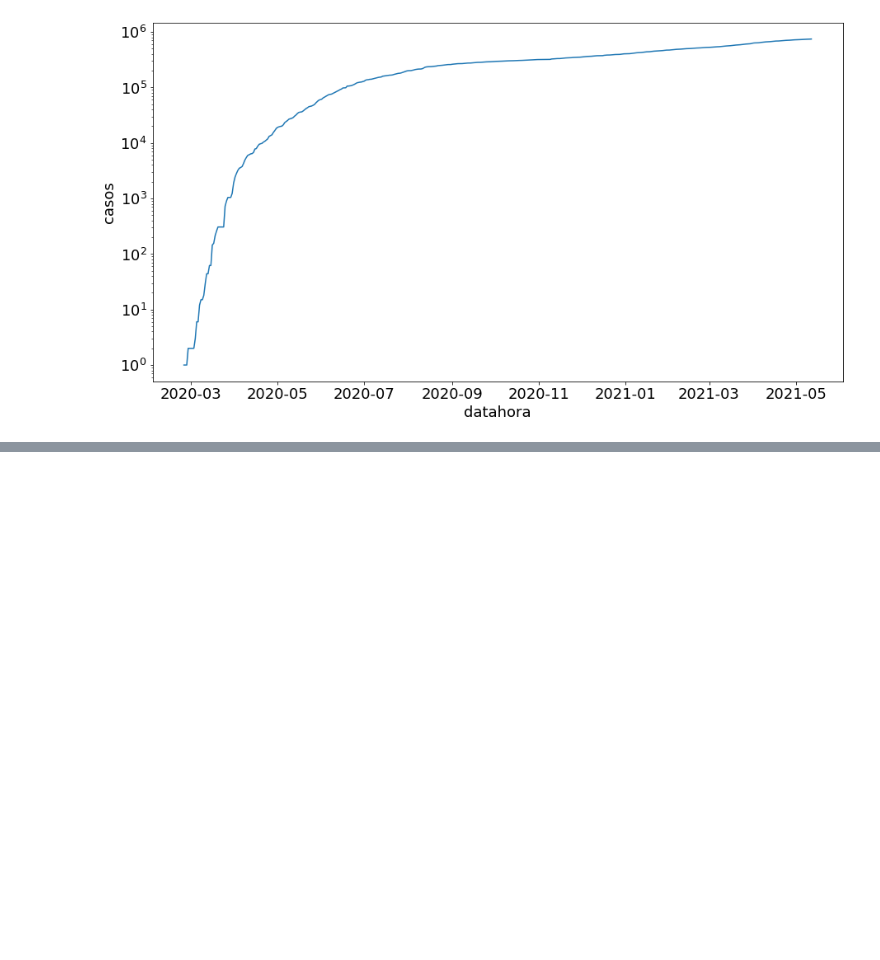
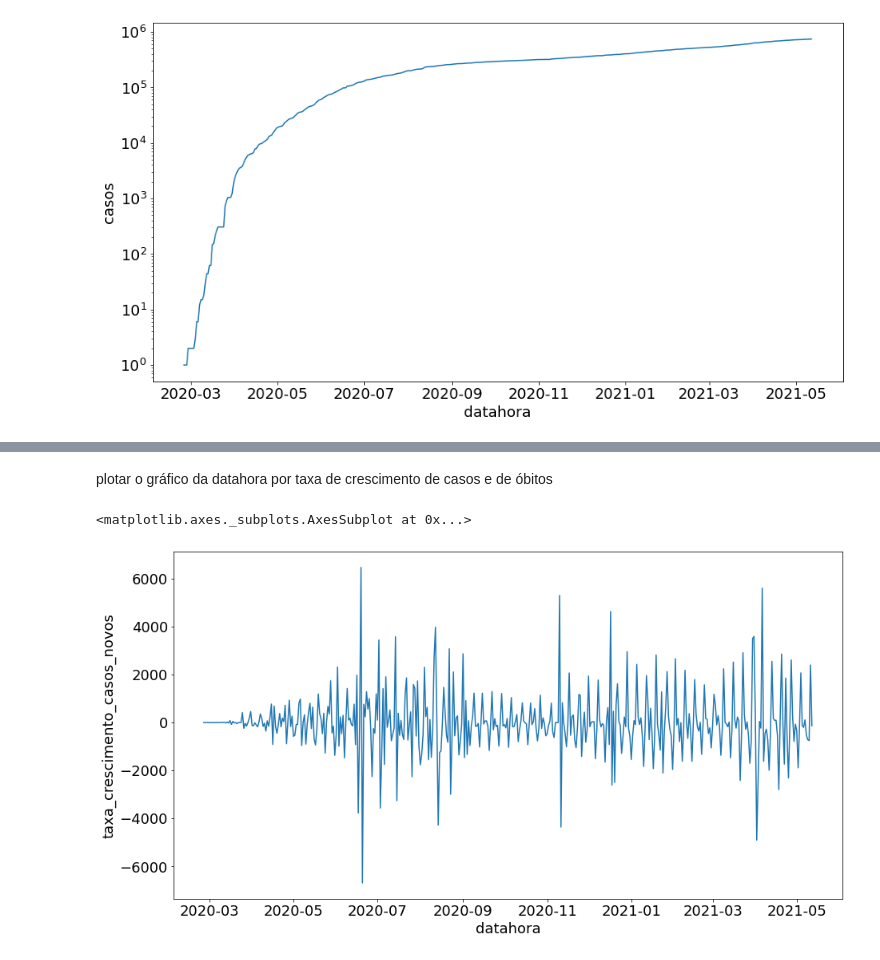
Before and after one commit to johnatanDM/bootcamp-datascience-alura, a Jupyter notebook: Módulo 3 - ANÁLISE DE SÉRIES TEMPORAIS/Bootcamp_Data_Science_Módulo_3.ipynb, the cells around one changed output, grey strips where cells are left out. Saved outputs shown, nothing was run; the diff lists cells and outputs as text; code cells hidden in the pictures; blank space fills up the shorter version.

```diff
--- a/Módulo 3 - ANÁLISE DE SÉRIES TEMPORAIS/Bootcamp_Data_Science_Módulo_3.ipynb
+++ b/Módulo 3 - ANÁLISE DE SÉRIES TEMPORAIS/Bootcamp_Data_Science_Módulo_3.ipynb
@@ -67,0 +86,10 @@ mpl.pyplot.yscale('log')
+# %%
+dados_covid_sp['taxa_crescimento_casos_novos'] = dados_covid_sp['casos_novos'].diff()
+dados_covid_sp['taxa_crescimento_obitos_novos'] = dados_covid_sp['obitos_novos'].diff()
+# %% [markdown]
+plotar o gráfico da datahora por taxa de crescimento de casos e de óbitos
+# %%
+sns.lineplot(x='datahora', y='taxa_crescimento_casos_novos', data=dados_covid_sp)
+# %% [output]
+<matplotlib.axes._subplots.AxesSubplot at 0x...>
+[figure, added]
```
Also changed, not shown: parts of 44 cells of this notebook.
